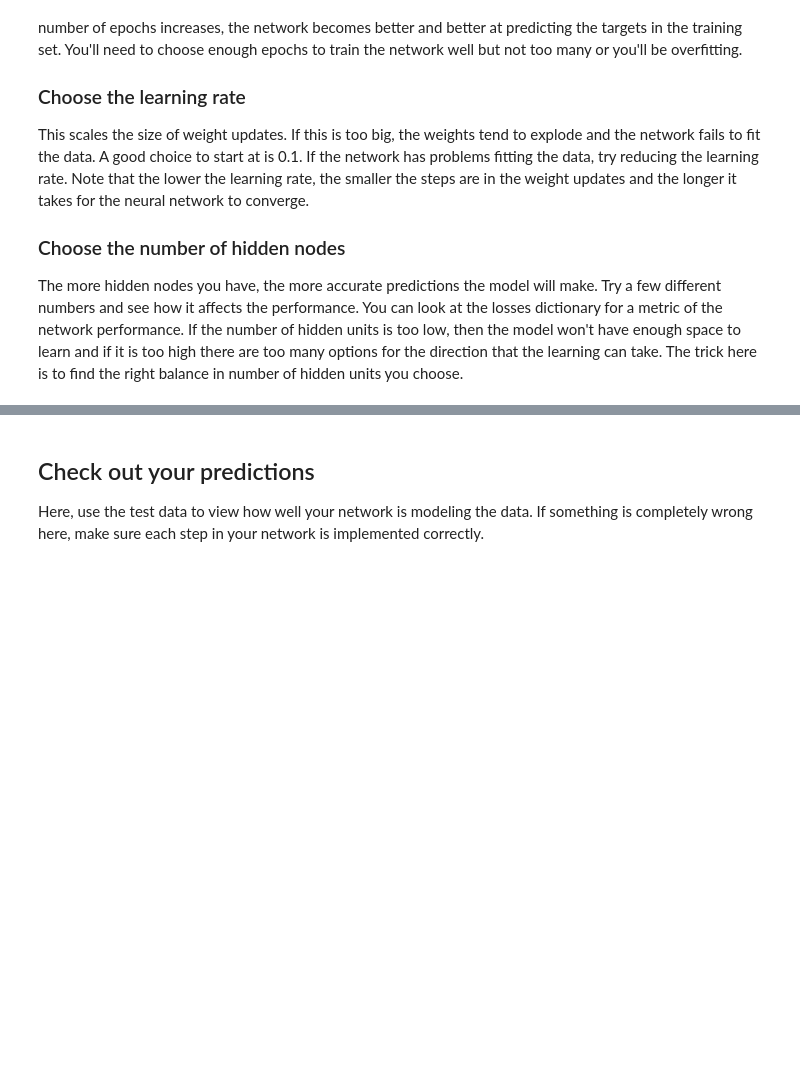
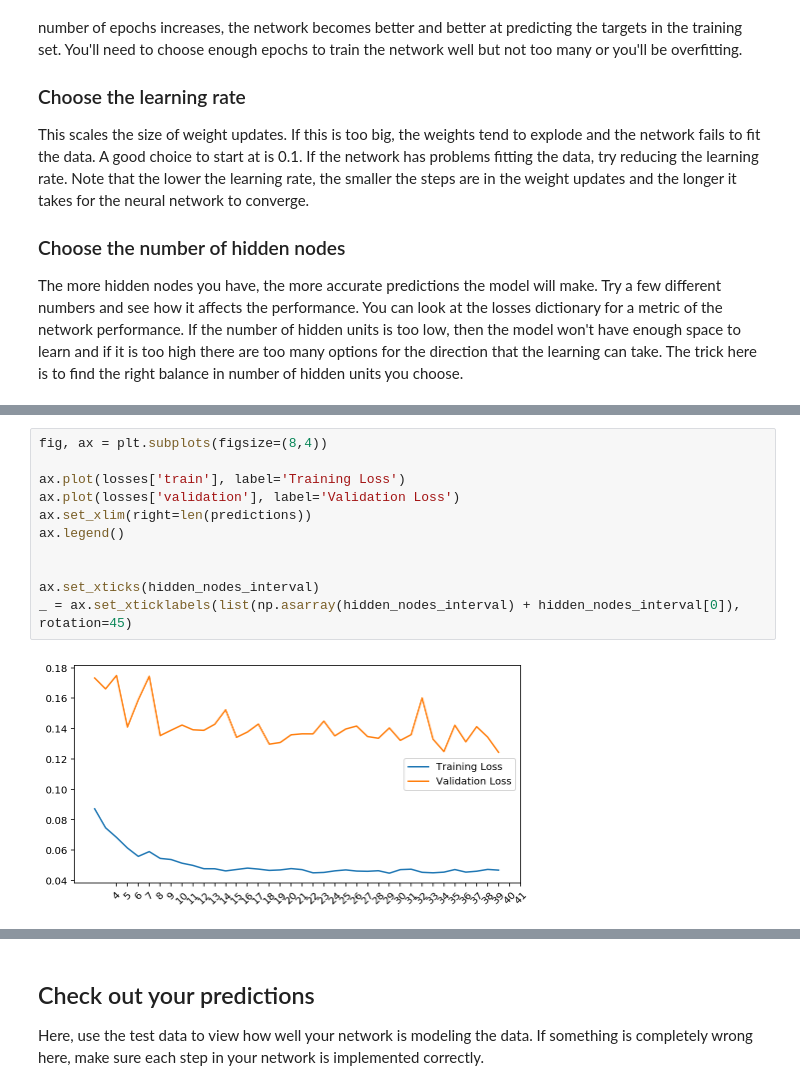
Before and after one commit to davidhsv/DLND-your-first-network, a Jupyter notebook: dlnd-your-first-neural-network.ipynb, the cells around one changed output, grey strips where cells are left out. Drawn from its saved outputs; the diff is of its cells as text; blank space fills up the shorter version.

```diff
--- a/dlnd-your-first-neural-network.ipynb
+++ b/dlnd-your-first-neural-network.ipynb
@@ -229,3 +307,16 @@ The more hidden nodes you have, the more accurate predictions the model will mak
+# %%
+fig, ax = plt.subplots(figsize=(8,4))
+
+ax.plot(losses['train'], label='Training Loss')
+ax.plot(losses['validation'], label='Validation Loss')
+ax.set_xlim(right=len(predictions))
+ax.legend()
+
+
+ax.set_xticks(hidden_nodes_interval)
+_ = ax.set_xticklabels(list(np.asarray(hidden_nodes_interval) + hidden_nodes_interval[0]), rotation=45)
+# %% [output]
+[figure, added]
 # %%
 import sys
 
```
Also changed, not shown: parts of 7 cells of this notebook, 1 other file.
